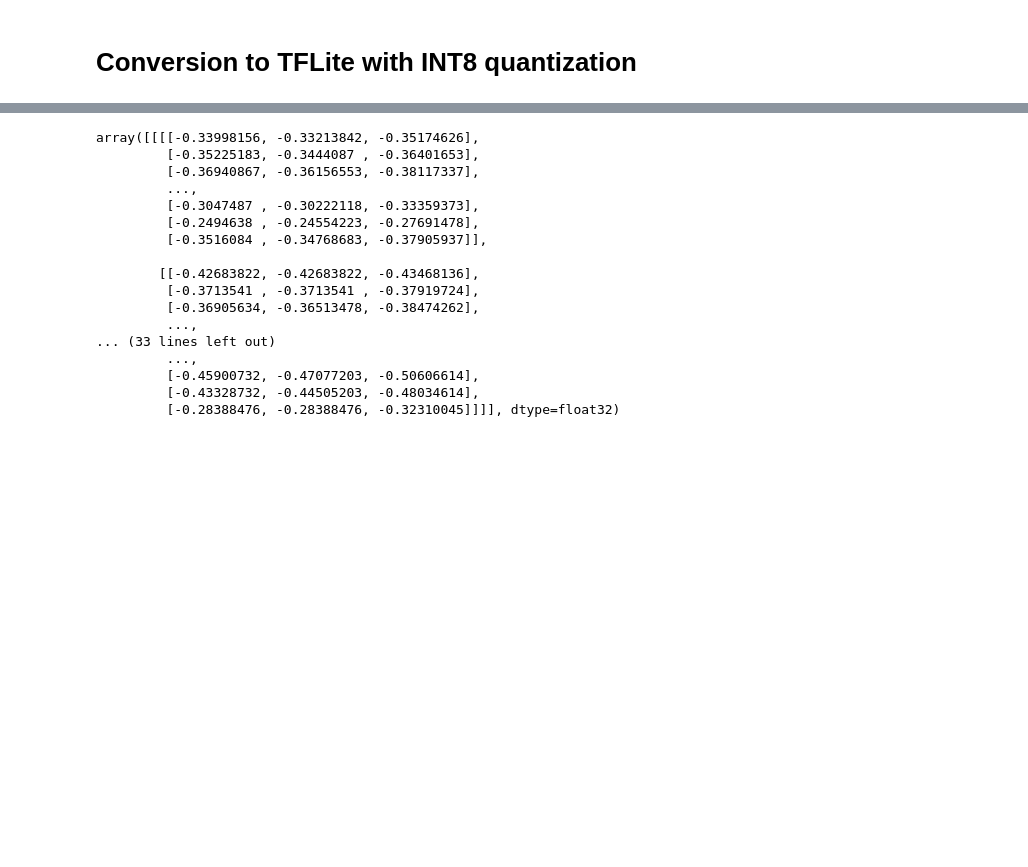
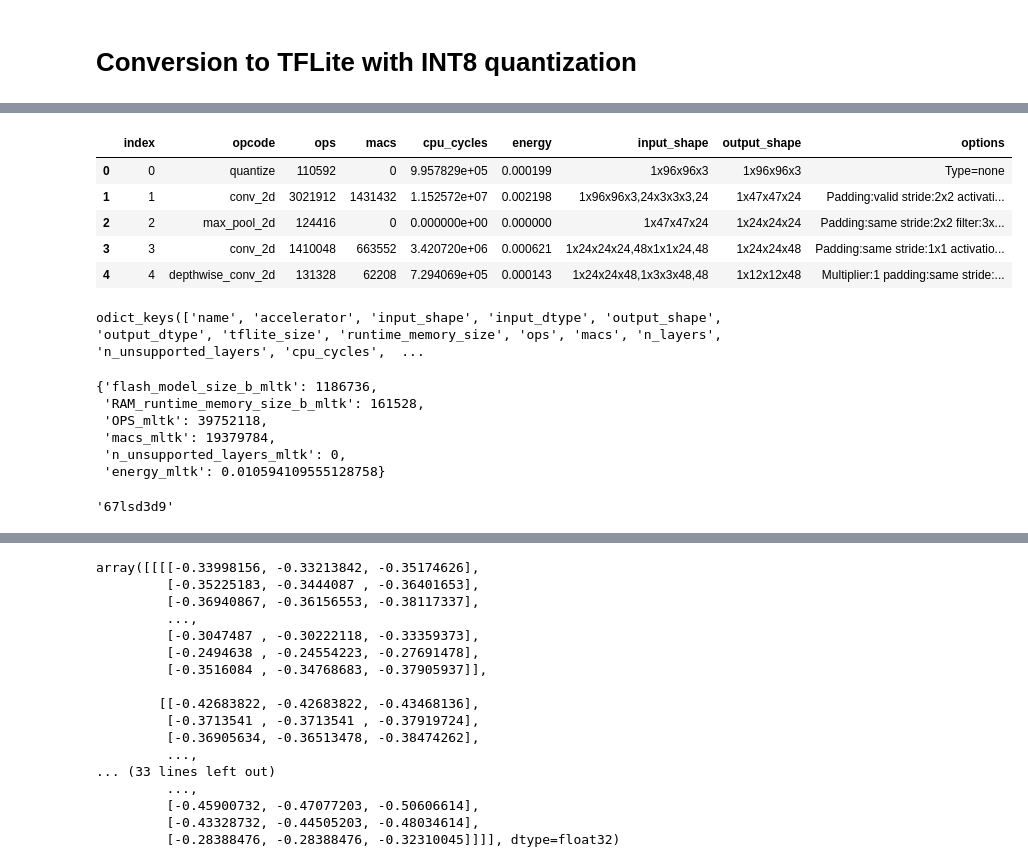
Before and after one commit to subrockmann/tiny_cnn, a Jupyter notebook: Experiment Workbench.ipynb, the cells around one changed output, grey strips where cells are left out. Drawn from its saved outputs; the diff is of its cells as text; code cells hidden in the pictures; blank space fills up the shorter version.

Commit message:
feat: log mltk profiling metrics to wandb

```diff
--- a/Experiment Workbench.ipynb
+++ b/Experiment Workbench.ipynb
@@ -622,7 +630,7 @@ INFO:tensorflow:Assets written to: C:\Users\Susanne\AppData\Local\Temp\tmpt3eh5j
 # %%
 # MLTK profile model reads the mode from a path - only works for MLTK models! / Model must be trained first
 
-profiling_results = profile_model(str(models_tflite_opt_path), accelerator=None, build=False)
+profiling_results = profile_model(str(models_tflite_opt_path), accelerator=None, build=None)
 # %% [output]
 Profiling model in simulator ...
 Using Tensorflow-Lite Micro version: b13b48c (2022-06-08)
@@ -630,0 +665,2 @@ Determined optimal runtime memory size to be 143360
+# %%
+model_profile = profiling_results.to_dict()
@@ -630,0 +718,14 @@ Determined optimal runtime memory size to be 143360
+# %%
+layers_df = pd.DataFrame.from_dict(model_profile["layers"])
+layers_df.head()
+# %% [output]
+|  | index | opcode | ops | macs | cpu_cycles | energy | input_shape | output_shape | options |
+| 0 | 0 | quantize | 110592 | 0 | 9.957829e+05 | 0.000199 | 1x96x96x3 | 1x96x96x3 | Type=none |
+| 1 | 1 | conv_2d | 3021912 | 1431432 | 1.152572e+07 | 0.002198 | 1x96x96x3,24x3x3x3,24 | 1x47x47x24 | Padding:valid stride:2x2 activati... |
+| 2 | 2 | max_pool_2d | 124416 | 0 | 0.000000e+00 | 0.000000 | 1x47x47x24 | 1x24x24x24 | Padding:same stride:2x2 filter:3x... |
+| 3 | 3 | conv_2d | 1410048 | 663552 | 3.420720e+06 | 0.000621 | 1x24x24x24,48x1x1x24,48 | 1x24x24x48 | Padding:same stride:1x1 activatio... |
+| 4 | 4 | depthwise_conv_2d | 131328 | 62208 | 7.294069e+05 | 0.000143 | 1x24x24x48,1x3x3x48,48 | 1x12x12x48 | Multiplier:1 padding:same stride:... |
+# %%
+model_profile["summary"].keys()
+# %% [output]
+odict_keys(['name', 'accelerator', 'input_shape', 'input_dtype', 'output_shape', 'output_dtype', 'tflite_size', 'runtime_memory_size', 'ops', 'macs', 'n_layers', 'n_unsupported_layers', 'cpu_cycles',  ...
@@ -630,0 +740,13 @@ Determined optimal runtime memory size to be 143360
+# %%
+mltk_model_stats
+# %% [output]
+{'flash_model_size_b_mltk': 1186736,
+ 'RAM_runtime_memory_size_b_mltk': 161528,
+ 'OPS_mltk': 39752118,
+ 'macs_mltk': 19379784,
+ 'n_unsupported_layers_mltk': 0,
+ 'energy_mltk': 0.010594109555128758}
+# %%
+run_id
+# %% [output]
+'67lsd3d9'
```
Also changed, not shown: parts of 61 cells of this notebook.
